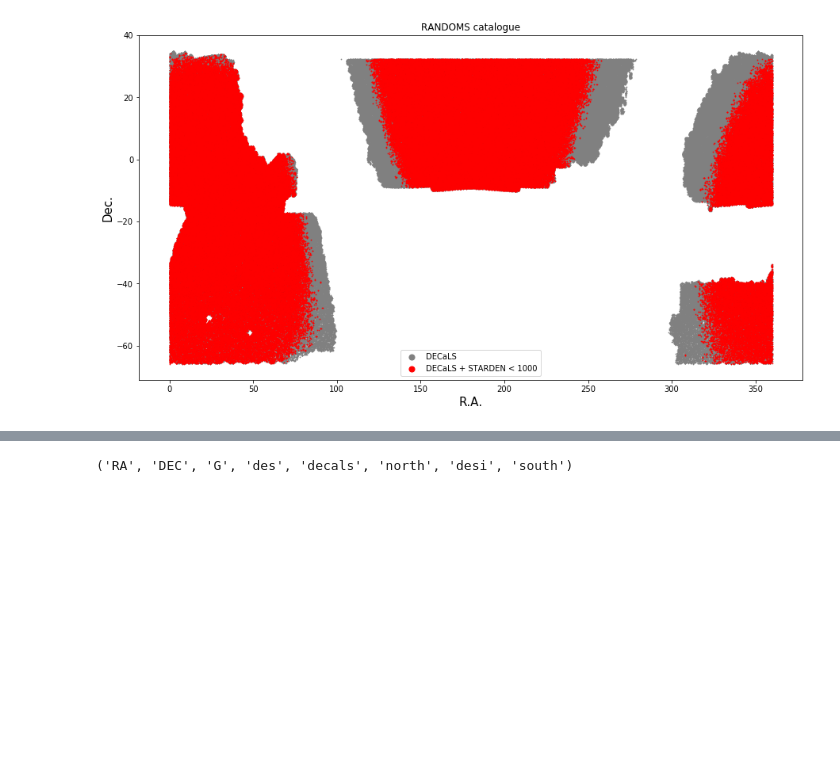
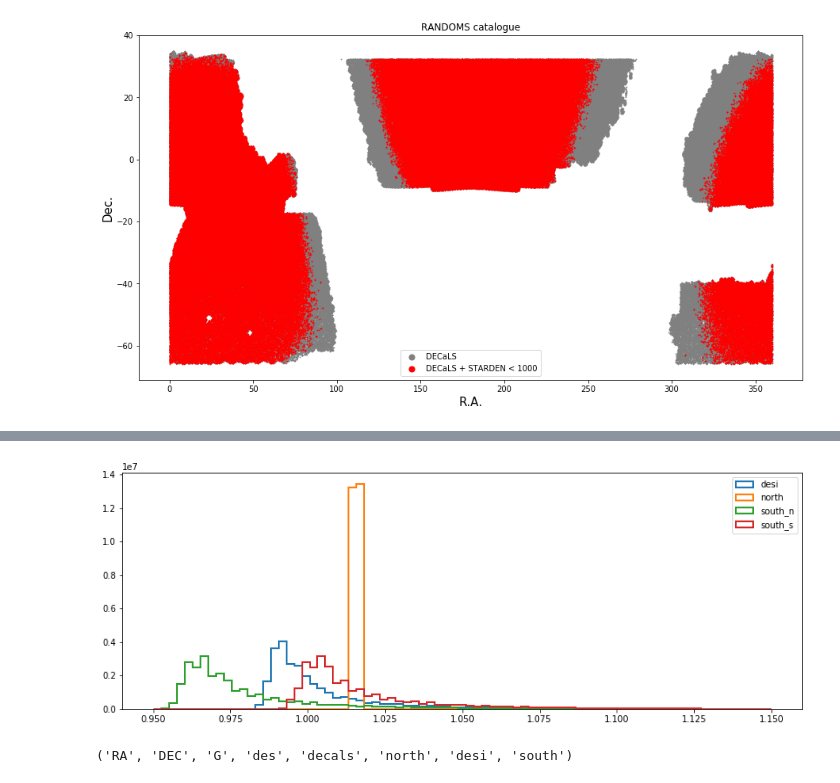
Before and after one commit to qmxp55/bgstargets, a Jupyter notebook: doc/getBGScat_with_weights.ipynb, the cells around one changed output, grey strips where cells are left out. Cells and saved outputs as stored; diff of their text form; code cells hidden in the pictures; blank space fills up the shorter version.

```diff
--- a/doc/getBGScat_with_weights.ipynb
+++ b/doc/getBGScat_with_weights.ipynb
@@ -475,3 +475,13 @@ Text(0, 0.5, 'Dec.')
+# %%
+#
+plt.figure(figsize=(14, 5))
+bins = np.linspace(.95, 1.15, 80)
+for i in ['desi', 'north', 'south_n', 'south_s']:
+
+    plt.hist(tab['WS_'+i], bins=bins, histtype='step', lw=2, label=i)
+    plt.legend()
+# %% [output]
+[figure, added]
 # %%
 stars = np.load('/global/cscratch1/sd/qmxp55/pauline/GAIA_12_17_pointsources.npy')
 # %%
```
Also changed, not shown: parts of 19 cells of this notebook, 6 other files.
